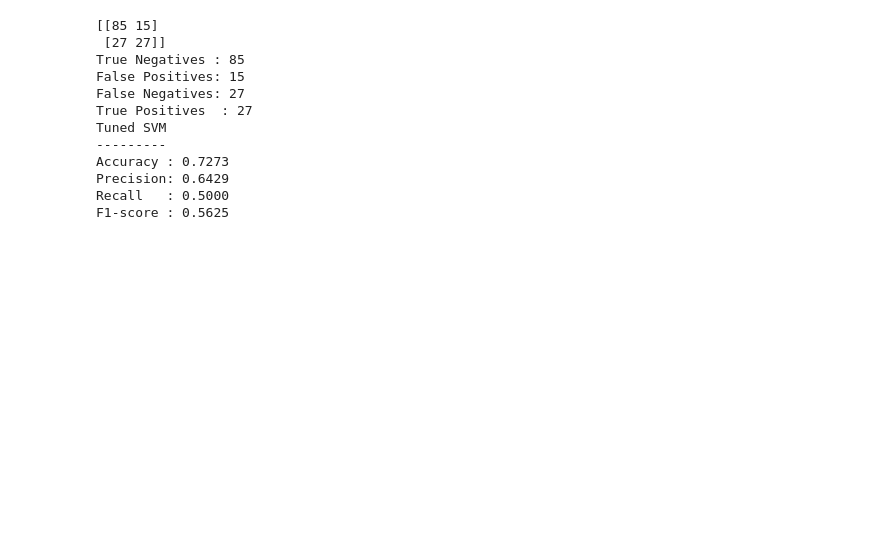
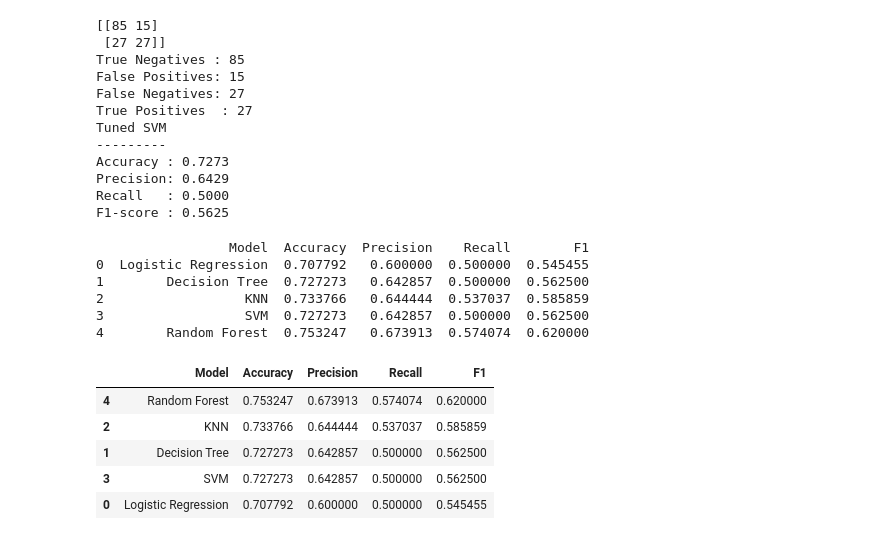
Before and after one commit to kindy10/DiabetesPrediction, a Jupyter notebook: notebooks/diabetes_prediction.ipynb, the cells around one changed output. Cells and saved outputs as stored; diff of their text form; code cells hidden in the pictures; blank space fills up the shorter version.

```diff
--- a/notebooks/diabetes_prediction.ipynb
+++ b/notebooks/diabetes_prediction.ipynb
@@ -1408,3 +1425,60 @@ Accuracy : 0.7273
 Precision: 0.6429
 Recall   : 0.5000
 F1-score : 0.5625
+# %%
+#Compare all models
+model_comparison = pd.DataFrame([
+    {
+        "Model": "Logistic Regression",
+        "Accuracy": accuracy_score(y_test, y_pred),
+        "Precision": precision_score(y_test, y_pred),
+        "Recall": recall_score(y_test, y_pred),
+        "F1": f1_score(y_test, y_pred)
+    },
+    {
+        "Model": "Decision Tree",
+        "Accuracy": best_dt_accuracy,
+        "Precision": best_dt_precision,
+        "Recall": best_dt_recall,
+        "F1": best_dt_f1
+    },
+    {
+        "Model": "KNN",
+        "Accuracy": best_knn_accuracy,
+        "Precision": best_knn_precision,
+        "Recall": best_knn_recall,
+        "F1": best_knn_f1
+    },
+    {
+        "Model": "SVM",
+        "Accuracy": best_svm_accuracy,
+        "Precision": best_svm_precision,
+        "Recall": best_svm_recall,
+        "F1": best_svm_f1
+    },
+    {
+        "Model": "Random Forest",
+        "Accuracy": best_rf_accuracy,
+        "Precision": best_rf_precision,
+        "Recall": best_rf_recall,
+        "F1": best_rf_f1
+    }
+])
+
+print(model_comparison)
+
+#Sort by F1
+model_comparison.sort_values("F1",ascending=False)
+# %% [output]
+                 Model  Accuracy  Precision    Recall        F1
+0  Logistic Regression  0.707792   0.600000  0.500000  0.545455
+1        Decision Tree  0.727273   0.642857  0.500000  0.562500
+2                  KNN  0.733766   0.644444  0.537037  0.585859
+3                  SVM  0.727273   0.642857  0.500000  0.562500
+4        Random Forest  0.753247   0.673913  0.574074  0.620000
+|  | Model | Accuracy | Precision | Recall | F1 |
+| 4 | Random Forest | 0.753247 | 0.673913 | 0.574074 | 0.620000 |
+| 2 | KNN | 0.733766 | 0.644444 | 0.537037 | 0.585859 |
+| 1 | Decision Tree | 0.727273 | 0.642857 | 0.500000 | 0.562500 |
+| 3 | SVM | 0.727273 | 0.642857 | 0.500000 | 0.562500 |
+| 0 | Logistic Regression | 0.707792 | 0.600000 | 0.500000 | 0.545455 |
```
Also changed, not shown: parts of 4 cells of this notebook.
